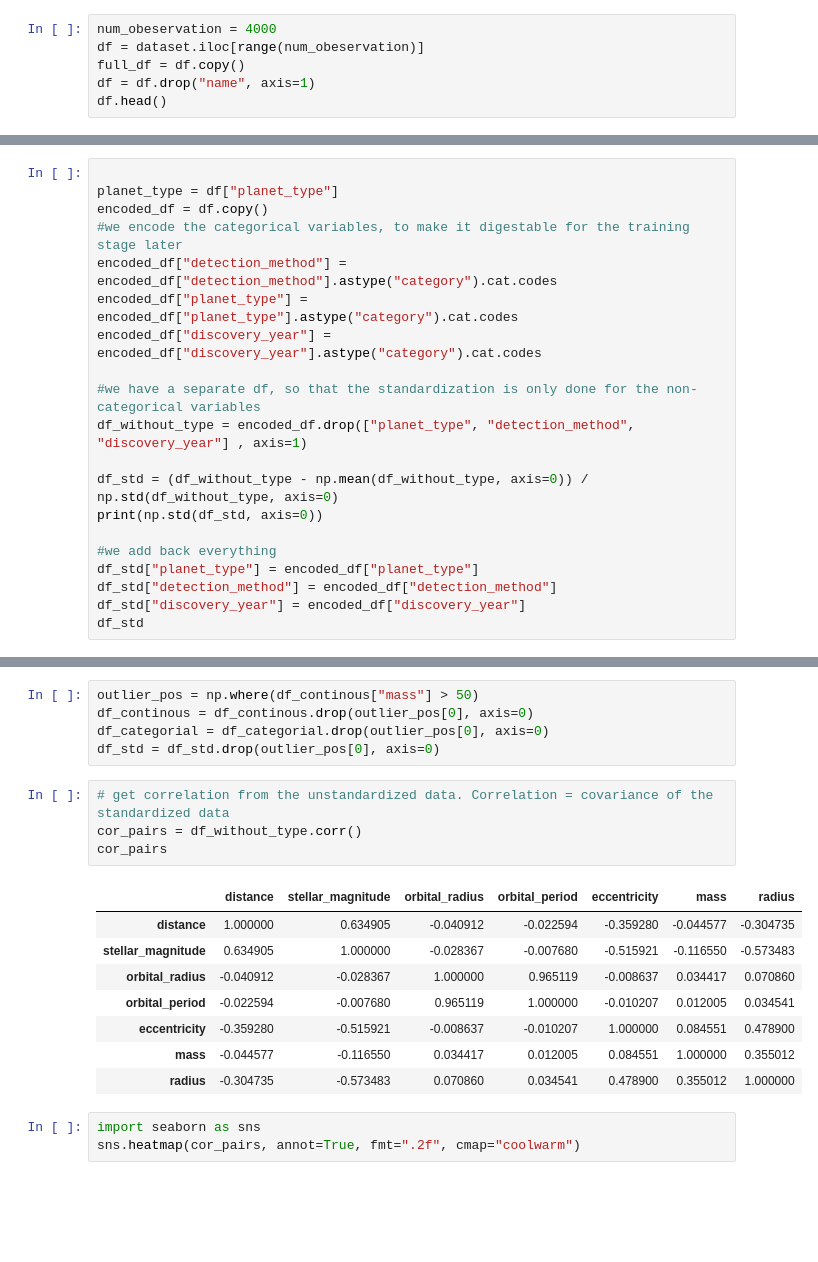
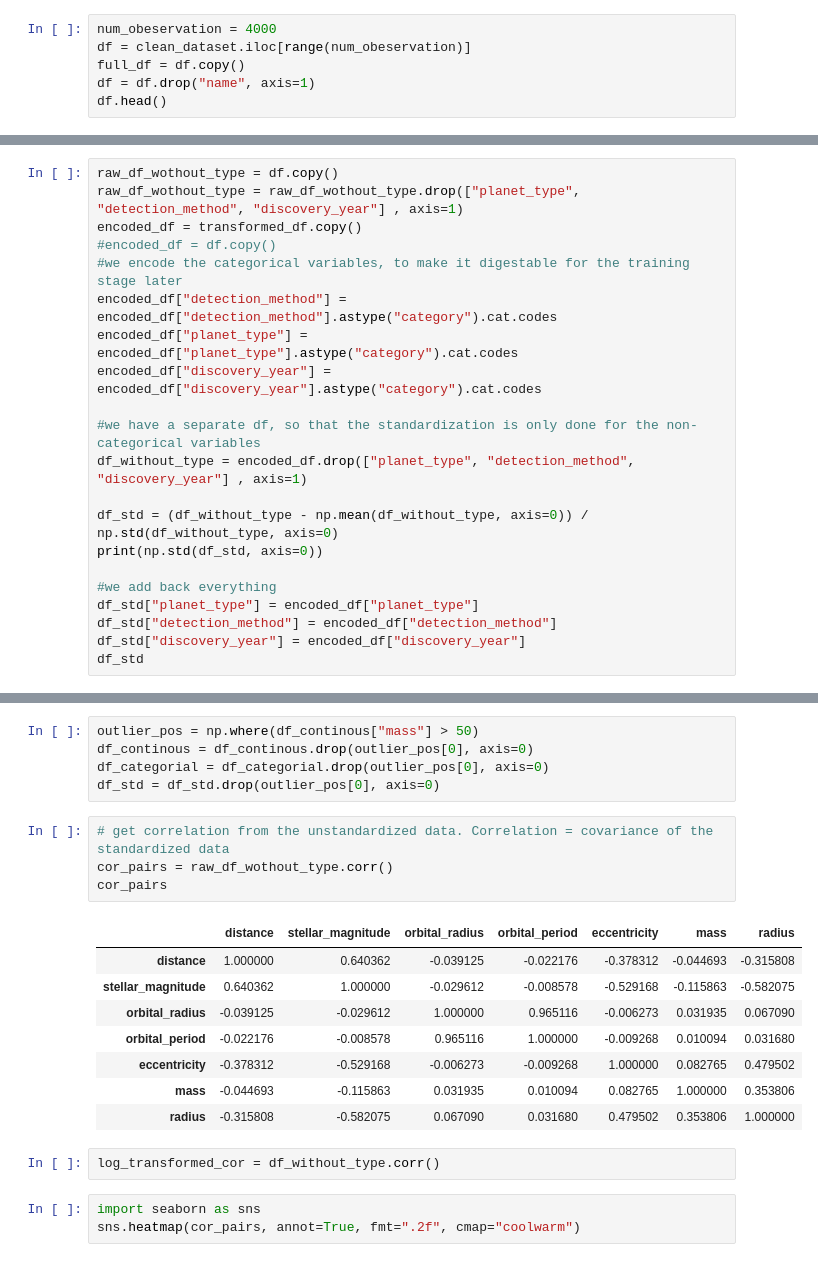
Before and after one commit to lelegod/ml_project, a Jupyter notebook: project1.ipynb, the cells around one changed output, grey strips where cells are left out. Saved outputs shown, nothing was run; the diff lists cells and outputs as text; blank space fills up the shorter version.

```diff
--- a/project1.ipynb
+++ b/project1.ipynb
@@ -34,6 +26,6 @@ clean_dataset
 # %%
 num_obeservation = 4000
-df = dataset.iloc[range(num_obeservation)]
+df = clean_dataset.iloc[range(num_obeservation)]
 full_df = df.copy()
 df = df.drop("name", axis=1)
 df.head()
@@ -89,9 +84,10 @@ plt.plot(df["radius"])
 # %% [markdown]
 Note for us to the future: When we do training, make sure to first separate the training and test set, and do the standardization separately, so no info "leaks" from the test set into our training set.
 # %%
-
-planet_type = df["planet_type"]
-encoded_df = df.copy()
+raw_df_wothout_type = df.copy()
+raw_df_wothout_type = raw_df_wothout_type.drop(["planet_type", "detection_method", "discovery_year"] , axis=1)
+encoded_df = transformed_df.copy()
+#encoded_df = df.copy()
 #we encode the categorical variables, to make it digestable for the training stage later
 encoded_df["detection_method"] = encoded_df["detection_method"].astype("category").cat.codes
 encoded_df["planet_type"] = encoded_df["planet_type"].astype("category").cat.codes
@@ -267,17 +304,19 @@ df_categorial = df_categorial.drop(outlier_pos[0], axis=0)
 df_std = df_std.drop(outlier_pos[0], axis=0)
 # %%
 # get correlation from the unstandardized data. Correlation = covariance of the standardized data
-cor_pairs = df_without_type.corr()
+cor_pairs = raw_df_wothout_type.corr()
 cor_pairs
 # %% [output]
 |  | distance | stellar_magnitude | orbital_radius | orbital_period | eccentricity | mass | radius |
-| distance | 1.000000 | 0.634905 | -0.040912 | -0.022594 | -0.359280 | -0.044577 | -0.304735 |
-| stellar_magnitude | 0.634905 | 1.000000 | -0.028367 | -0.007680 | -0.515921 | -0.116550 | -0.573483 |
-| orbital_radius | -0.040912 | -0.028367 | 1.000000 | 0.965119 | -0.008637 | 0.034417 | 0.070860 |
-| orbital_period | -0.022594 | -0.007680 | 0.965119 | 1.000000 | -0.010207 | 0.012005 | 0.034541 |
-| eccentricity | -0.359280 | -0.515921 | -0.008637 | -0.010207 | 1.000000 | 0.084551 | 0.478900 |
-| mass | -0.044577 | -0.116550 | 0.034417 | 0.012005 | 0.084551 | 1.000000 | 0.355012 |
-| radius | -0.304735 | -0.573483 | 0.070860 | 0.034541 | 0.478900 | 0.355012 | 1.000000 |
+| distance | 1.000000 | 0.640362 | -0.039125 | -0.022176 | -0.378312 | -0.044693 | -0.315808 |
+| stellar_magnitude | 0.640362 | 1.000000 | -0.029612 | -0.008578 | -0.529168 | -0.115863 | -0.582075 |
+| orbital_radius | -0.039125 | -0.029612 | 1.000000 | 0.965116 | -0.006273 | 0.031935 | 0.067090 |
+| orbital_period | -0.022176 | -0.008578 | 0.965116 | 1.000000 | -0.009268 | 0.010094 | 0.031680 |
+| eccentricity | -0.378312 | -0.529168 | -0.006273 | -0.009268 | 1.000000 | 0.082765 | 0.479502 |
+| mass | -0.044693 | -0.115863 | 0.031935 | 0.010094 | 0.082765 | 1.000000 | 0.353806 |
+| radius | -0.315808 | -0.582075 | 0.067090 | 0.031680 | 0.479502 | 0.353806 | 1.000000 |
+# %%
+log_transformed_cor = df_without_type.corr()
 # %%
 import seaborn as sns
 sns.heatmap(cor_pairs, annot=True, fmt=".2f", cmap="coolwarm")
```
Also changed, not shown: parts of 30 cells of this notebook, 2 other files.
